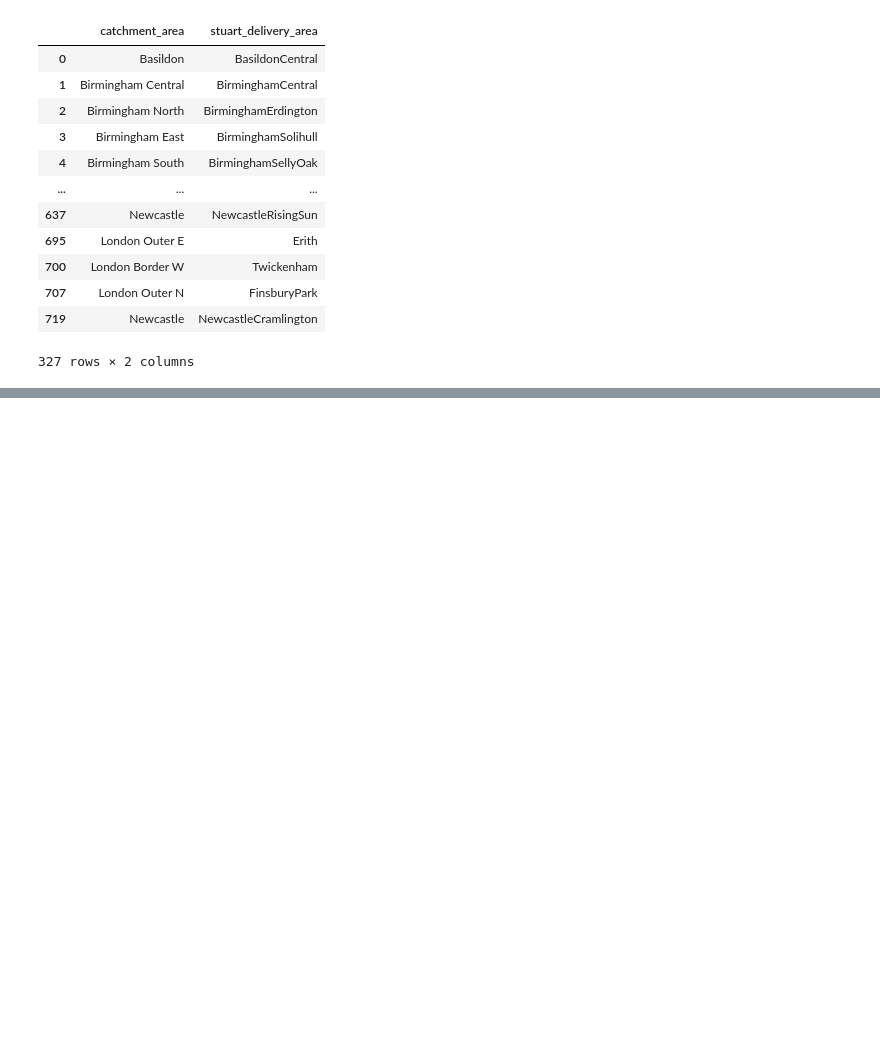
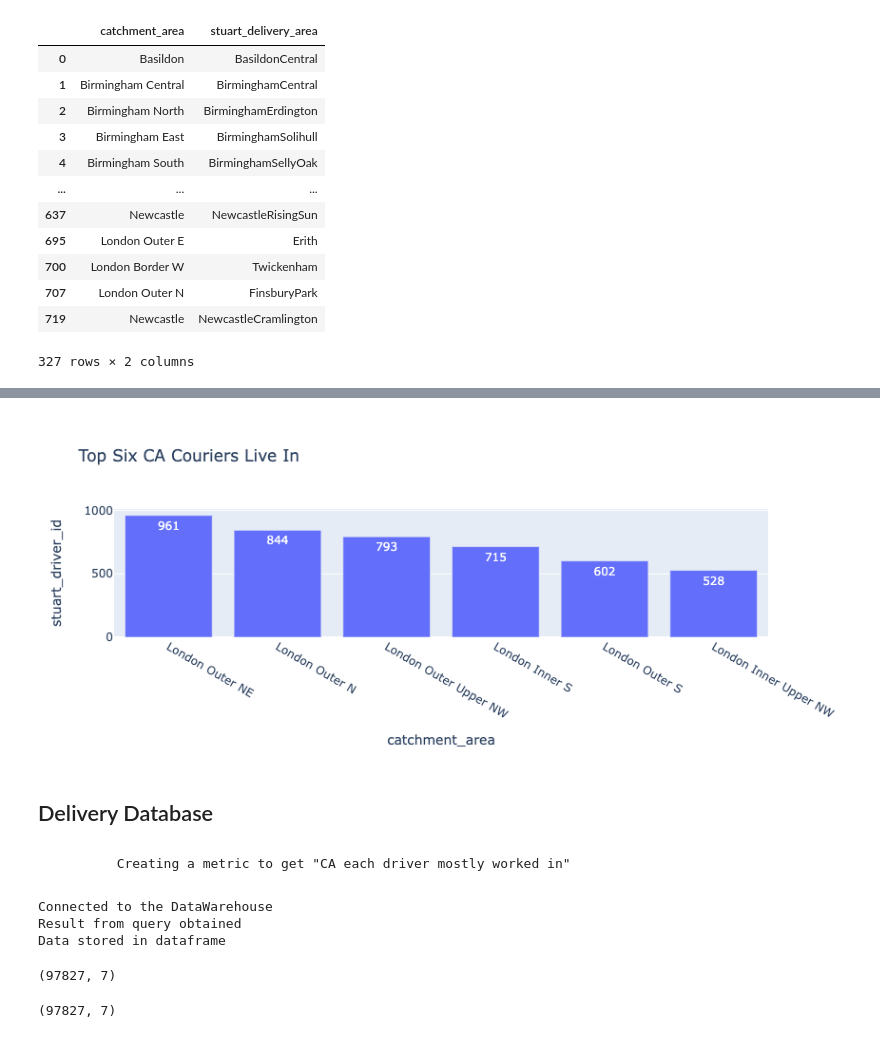
Before and after one commit to IlanaKov/catchment_model_analysis, a Jupyter notebook: Post_Code_mapping.ipynb, the cells around one changed output, grey strips where cells are left out. Saved outputs shown, nothing was run; the diff lists cells and outputs as text; code cells hidden in the pictures; blank space fills up the shorter version.

Commit message:
added two metrics

```diff
--- a/Post_Code_mapping.ipynb
+++ b/Post_Code_mapping.ipynb
@@ -148,0 +249,4 @@ data = get_data_from_warehouse(query)
+# %%
+# Top 5 CA with highest number of resident couriers
+top_5_CA = courier_mapping.groupby('catchment_area').agg({'stuart_driver_id':'count'}).reset_index()
+top_5_CA.head(5)
@@ -148,0 +260,4 @@ data = get_data_from_warehouse(query)
+# %%
+# Sorting values in descending order
+top_5_CA = top_5_CA.sort_values(by='stuart_driver_id', ascending=False)
+top_5_CA.head(5)
@@ -148,0 +271,72 @@ data = get_data_from_warehouse(query)
+# %%
+fig2 = px.bar(top_5_CA.head(6), x = 'catchment_area' , y = 'stuart_driver_id', title = 'Top Six CA Couriers Live In' , text = 'stuart_driver_id')
+fig2.show()
+# %% [output]
+[figure, added]
+# %% [markdown]
+## Delivery Database
+# %% [markdown]
+            Creating a metric to get "CA each driver mostly worked in"
+# %%
+query_2 = '''
+
+SELECT -------------------- Package
+       cd.driver_id,          -- stuart_driver_id
+       z.zone_name,
+       cd.zone_id,
+       a.catchment_area as pu_CA,
+
+    ------------------  Driver
+       uam.postcode_found as driver_postCode,
+       ad.catchment_area as driver_CA,
+       count( distinct p.package_id) as no_packages
+
+FROM modeled_core.driver cd
+
+INNER JOIN modeled_core.zones z
+USING (zone_id)
+
+LEFT JOIN modeled_core.delivery d
+    ON cd.driver_id = d.driver_id
+
+LEFT JOIN modeled_core.package p
+    ON d.package_id = p.package_id
+
+LEFT JOIN modeled_core.location l
+    ON p.pu_location_id = l.location_id
+
+LEFT JOIN ops.area a
+    ON REPLACE(l.delivery_area_name , '_' , '') = a.area_name_cap -- pool area for packages
+
+LEFT JOIN ops.uk_application_mapping uam
+    ON uam.application_fountain_id = cd.applicant_fountain_id
+
+LEFT JOIN ops.area ad
+    ON uam.application_pool = ad.area_name_uscore   -- pool area for driver ca
+
+WHERE z.country_id = 2
+AND DATE(p.time_window_pu_start_utc) >= '2021-07-01'
+
+GROUP BY 1, 2, 3, 4, 5, 6
+
+'''
+
+deliveries = get_data_from_warehouse(query_2)
+# %% [output]
+Connected to the DataWarehouse
+Result from query obtained
+Data stored in dataframe
+# %%
+# Getting multiple rows per driver as they can work in different catchment areas
+# Got 83,641 when had LEFT JOIN for application_fountain_id
+deliveries.shape
+# %% [output]
+(97827, 7)
+# %%
+# dropping duplicates (no duplicates)
+no_dup_deliveries = deliveries.drop_duplicates()
+no_dup_deliveries.shape
+
+# No duplicates
+# %% [output]
+(97827, 7)
```
Also changed, not shown: parts of 49 cells of this notebook, 1 other file.
